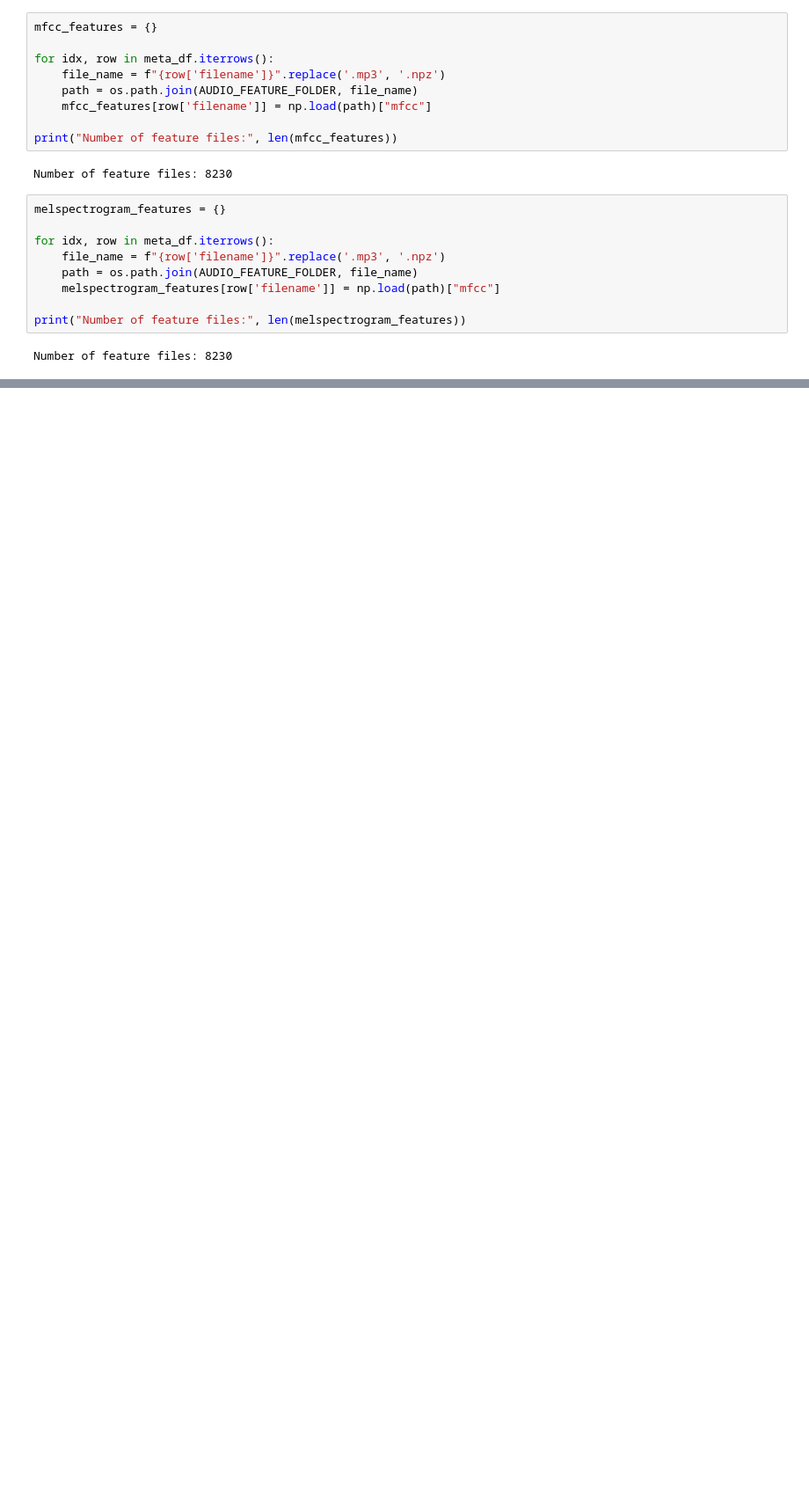
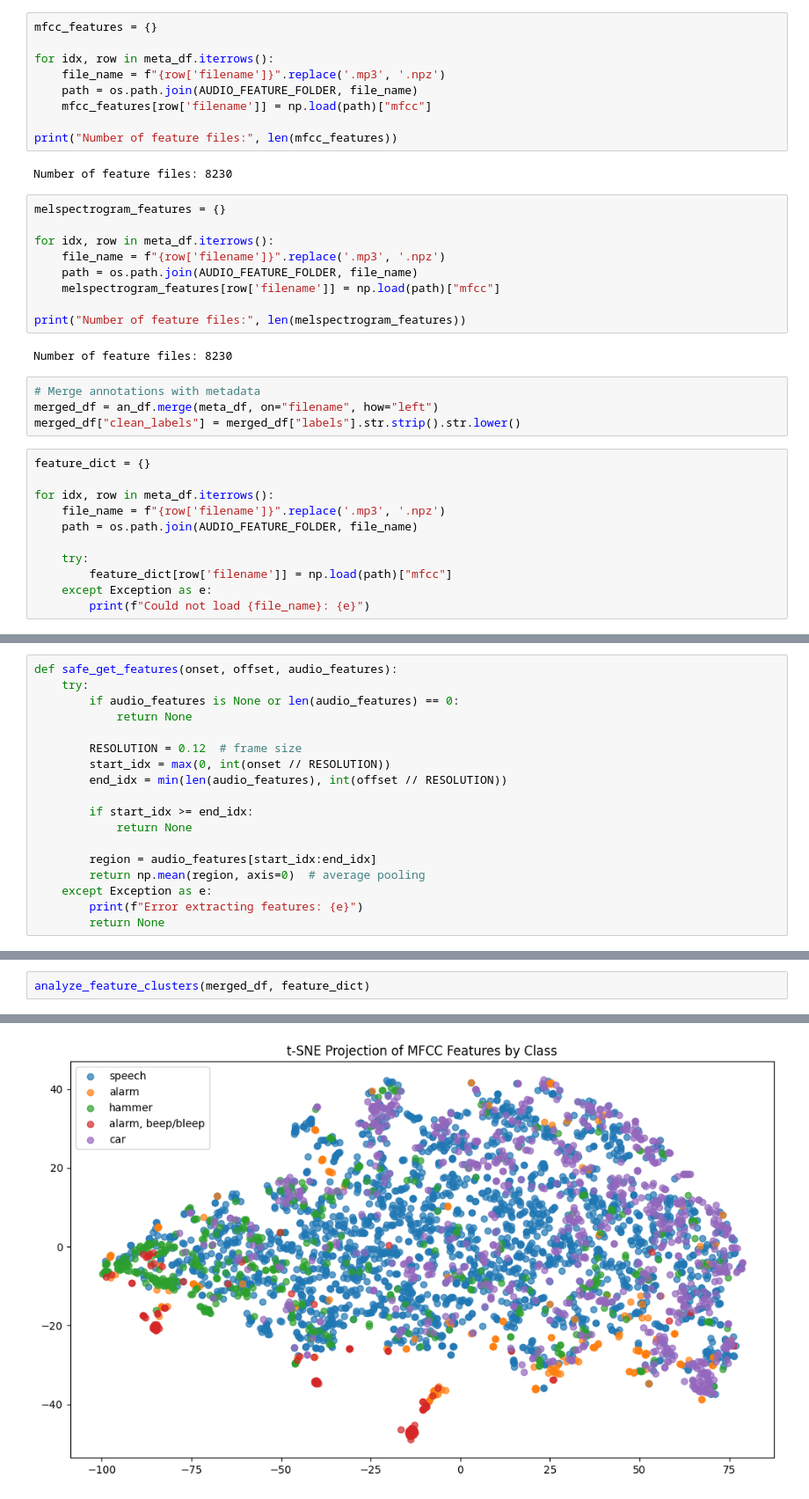
Before and after one commit to 8asic/mlpc2025-sound-event-detection, a Jupyter notebook: T3-Classification/1. Labeling Function.ipynb, the cells around one changed output, grey strips where cells are left out. Shown at 88% size. Saved outputs shown, nothing was run; the diff lists cells and outputs as text; blank space fills up the shorter version.

```diff
--- a/T3-Classification/1. Labeling Function.ipynb
+++ b/T3-Classification/1. Labeling Function.ipynb
@@ -489,4 +556,19 @@ for idx, row in meta_df.iterrows():
 print("Number of feature files:", len(melspectrogram_features))
 # %% [output]
 Number of feature files: 8230
+# %%
+# Merge annotations with metadata
+merged_df = an_df.merge(meta_df, on="filename", how="left")
+merged_df["clean_labels"] = merged_df["labels"].str.strip().str.lower()
+# %%
+feature_dict = {}
+
+for idx, row in meta_df.iterrows():
+    file_name = f"{row['filename']}".replace('.mp3', '.npz')
+    path = os.path.join(AUDIO_FEATURE_FOLDER, file_name)
+
+    try:
+        feature_dict[row['filename']] = np.load(path)["mfcc"]
+    except Exception as e:
+        print(f"Could not load {file_name}: {e}")
 # %%
@@ -511 +608,19 @@ def get_features_of_annotation(
+# %%
+def safe_get_features(onset, offset, audio_features):
+    try:
+        if audio_features is None or len(audio_features) == 0:
+            return None
+
+        RESOLUTION = 0.12  # frame size
+        start_idx = max(0, int(onset // RESOLUTION))
+        end_idx = min(len(audio_features), int(offset // RESOLUTION))
+
+        if start_idx >= end_idx:
+            return None
+
+        region = audio_features[start_idx:end_idx]
+        return np.mean(region, axis=0)  # average pooling
+    except Exception as e:
+        print(f"Error extracting features: {e}")
+        return None
 # %%
@@ -706,0 +680,3 @@ plt.tight_layout()
+# %%
+analyze_feature_clusters(merged_df, feature_dict)
+# %% [output]
@@ -706,0 +700 @@ plt.tight_layout()
+[figure, added]
```
Also changed, not shown: parts of 18 cells of this notebook.
